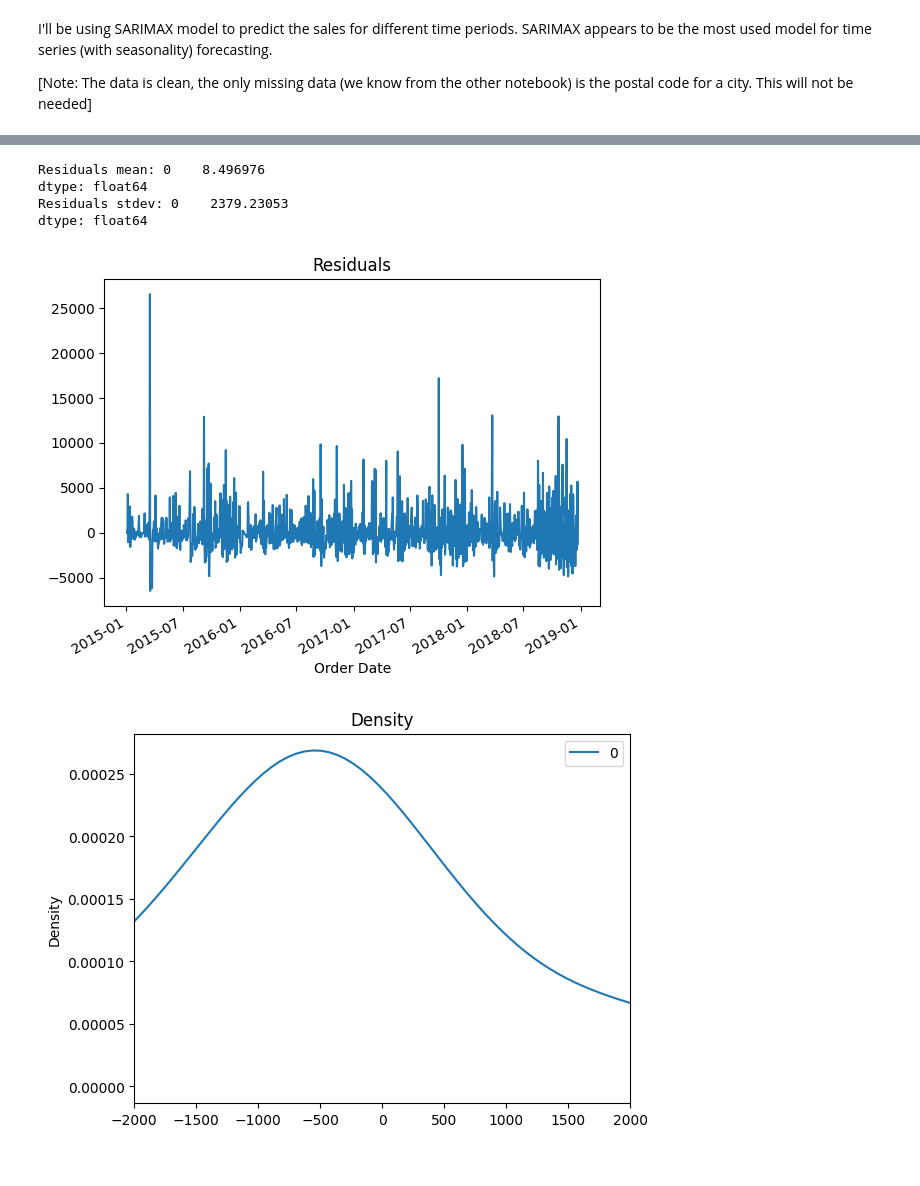
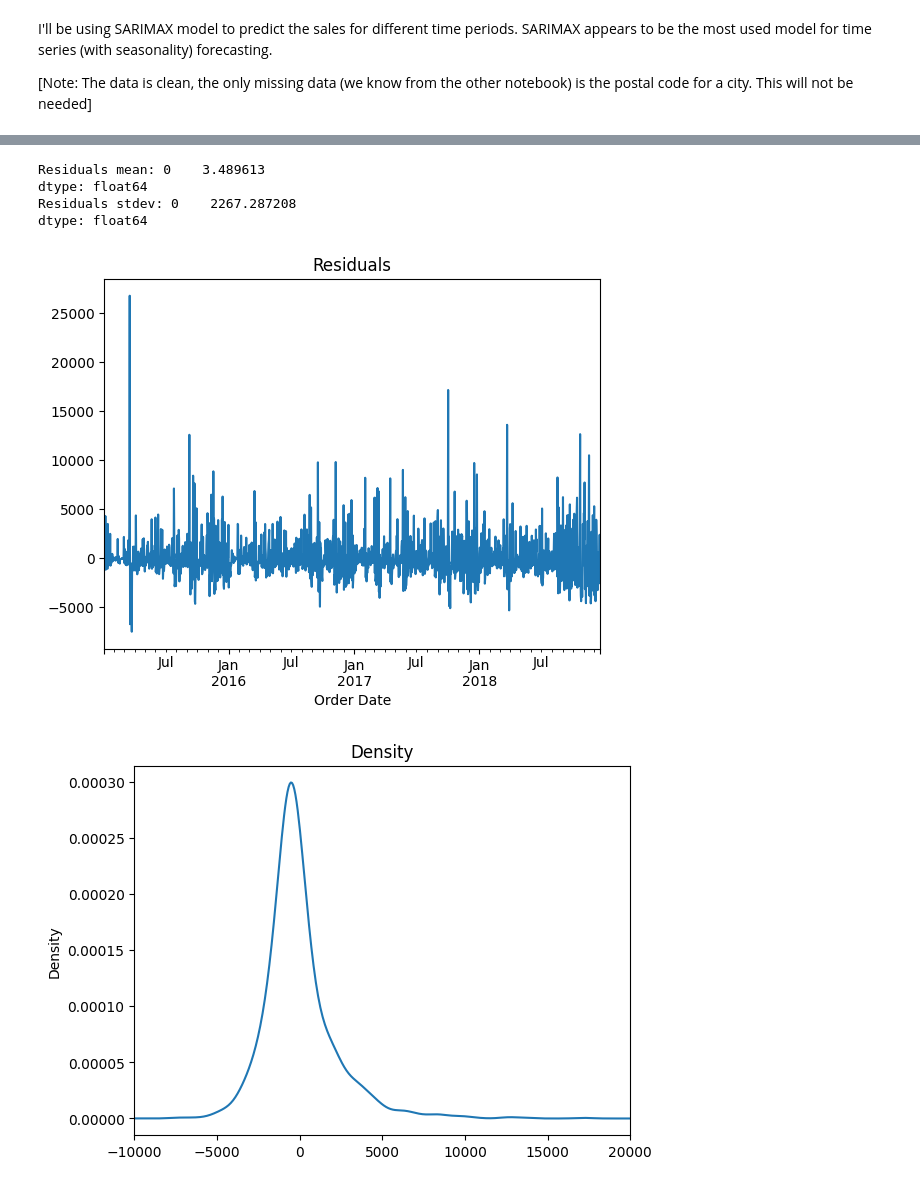
Before and after one commit to MrIsCM/DataProjects, a Jupyter notebook: P1_Sales_DA/predictions.ipynb, the cells around one changed output, grey strips where cells are left out. Cells and saved outputs as stored; diff of their text form; code cells hidden in the pictures.

```diff
--- a/P1_Sales_DA/predictions.ipynb
+++ b/P1_Sales_DA/predictions.ipynb
@@ -29,8 +29,9 @@ data.sort_values('Order Date', inplace=True, ascending=True)
 data.set_index('Order Date', inplace=True)
 # %%
 df = pd.DataFrame(data['Sales'])
-df = df.groupby('Order Date').sum()
-train_data = df.iloc[:-7]
+df = df.resample('D').sum()
+end = 10
+train_data = df.iloc[:-end]
 # %%
 plt.figure(figsize=(10, 6))
 pd.plotting.autocorrelation_plot(train_data['Sales'])
@@ -76,19 +76,19 @@ plt.legend()
 # %%
 residuals = pd.DataFrame(model_fit.resid)
 residuals.plot(legend=False, title='Residuals')
 
-residuals.plot(kind='kde', title='Density')
-plt.xlim(-2000, 2000)
-# Histogram plot of residuals
+residuals.plot(kind='density', title='Density', legend=False)
+plt.xlim(-10000, 20000)
+
 print(f"Residuals mean: {residuals.mean()}")
 print(f"Residuals stdev: {residuals.std()}")
 # %% [output]
-Residuals mean: 0    8.496976
+Residuals mean: 0    3.489613
 dtype: float64
-Residuals stdev: 0    2379.23053
+Residuals stdev: 0    2267.287208
 dtype: float64
-[figure, old version]
+[figure, new version]
-[figure, old version]
+[figure, new version]
 # %%
 # The residuals distribution indicates a bias
 # %%
```
Also changed, not shown: parts of 10 cells of this notebook.
